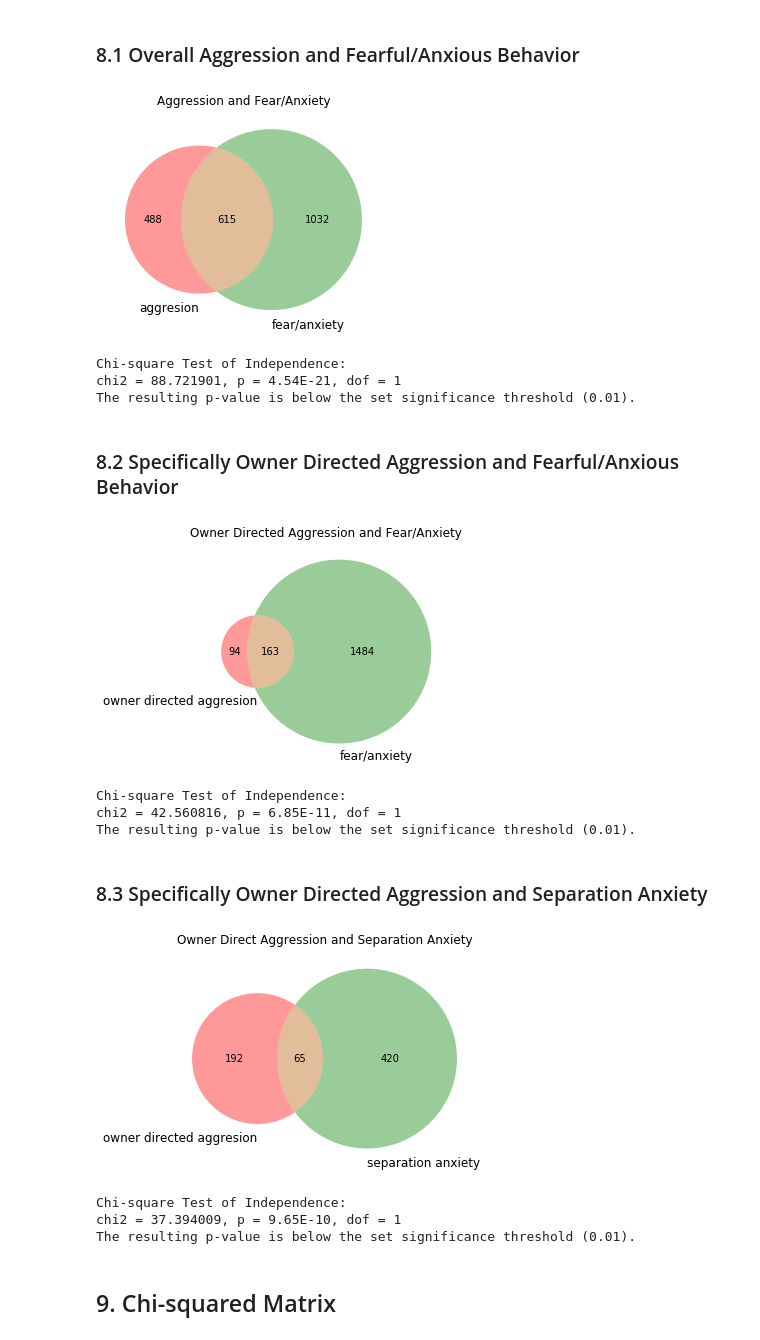
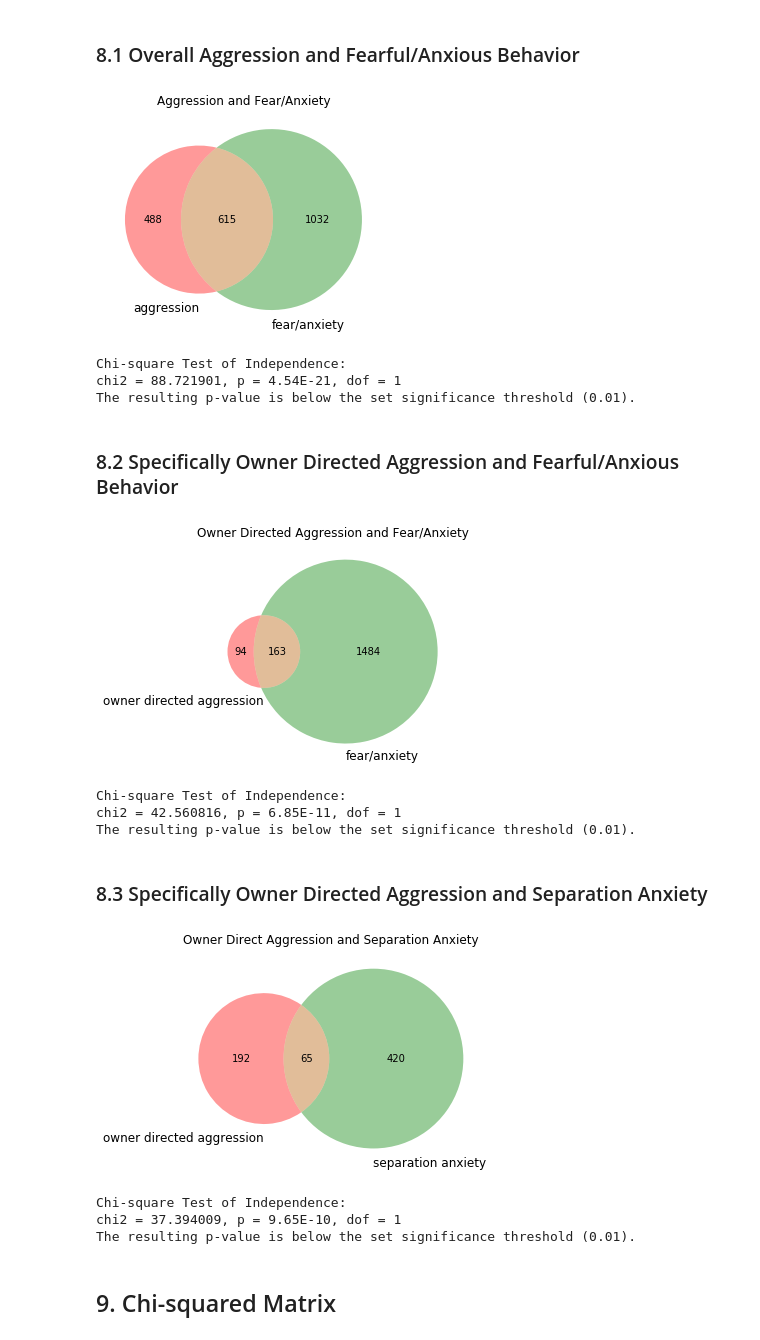
Before and after one commit to iandinwoodie/pdbs-study-1, a Jupyter notebook: notebooks/1.0-ird-pdbs-analysis-notebook.ipynb, the cells around one changed output. Saved outputs shown, nothing was run; the diff lists cells and outputs as text; code cells hidden in the pictures.

Commit message:
Fixed spelling mistake for aggression in venns

```diff
--- a/notebooks/1.0-ird-pdbs-analysis-notebook.ipynb
+++ b/notebooks/1.0-ird-pdbs-analysis-notebook.ipynb
@@ -1161,7 +1161,7 @@ for col in df:
 contingency = pd.crosstab(df['aggression'], df['fear/anxiety'])
 
 # Convert the cross tabulated dataframe to a series of sums.
-d = {'aggresion': contingency[0][1],
+d = {'aggression': contingency[0][1],
      'fear/anxiety': contingency[1][0],
      'both': contingency[1][1]}
 cross_sums = pd.Series(d)
@@ -1179,7 +1179,7 @@ print('chi2 = %f, p = %.2E, dof = %d' %(c, p, dof))
 if p < sig_p:
     print('The resulting p-value is below the set significance threshold (%.2f).' %sig_p)
 # %% [output]
-[figure, old version]
+[figure, new version]
 Chi-square Test of Independence:
 chi2 = 88.721901, p = 4.54E-21, dof = 1
 The resulting p-value is below the set significance threshold (0.01).
@@ -1204,7 +1204,7 @@ for col in df:
 contingency = pd.crosstab(df['aggression'], df['fear/anxiety'])
 
 # Convert the cross tabulated dataframe to a series of sums.
-d = {'owner directed aggresion': contingency[0][1],
+d = {'owner directed aggression': contingency[0][1],
      'fear/anxiety': contingency[1][0],
      'both': contingency[1][1]}
 cross_sums = pd.Series(d)
@@ -1222,7 +1222,7 @@ print('chi2 = %f, p = %.2E, dof = %d' %(c, p, dof))
 if p < sig_p:
     print('The resulting p-value is below the set significance threshold (%.2f).' %sig_p)
 # %% [output]
-[figure, old version]
+[figure, new version]
 Chi-square Test of Independence:
 chi2 = 42.560816, p = 6.85E-11, dof = 1
 The resulting p-value is below the set significance threshold (0.01).
@@ -1237,35 +1237,35 @@ df.columns = ['suspicion', 'aggression', 'anxiety']
 
 # Remove biased results and discard suspicion column.
 df = df[df['suspicion'] == '0']
 df.drop('suspicion', axis=1, inplace=True)
 
 # Convert all columns to type integer.
 for col in df:
     df[col] = pd.to_numeric(df[col])
 
 # Create a contingency table.
 contingency = pd.crosstab(df['aggression'], df['anxiety'])
 
 # Convert the cross tabulated dataframe to a series of sums.
-d = {'owner directed aggresion': contingency[0][1],
+d = {'owner directed aggression': contingency[0][1],
      'separation anxiety': contingency[1][0],
      'both': contingency[1][1]}
 cross_sums = pd.Series(d)
 
 # Display the cross tabulated data as a venn diagram.
 labels = cross_sums.index.values
 venn2(cross_sums, set_labels=labels[0:2])
 plt.title('Owner Direct Aggression and Separation Anxiety')
 plt.show()
 
 # Execute a chi-squared test of independence.
 c, p, dof, expected = scs.chi2_contingency(contingency, correction=False)
 print('Chi-square Test of Independence:')
 print('chi2 = %f, p = %.2E, dof = %d' %(c, p, dof))
 if p < sig_p:
     print('The resulting p-value is below the set significance threshold (%.2f).' %sig_p)
 # %% [output]
-[figure, old version]
+[figure, new version]
 Chi-square Test of Independence:
 chi2 = 37.394009, p = 9.65E-10, dof = 1
 The resulting p-value is below the set significance threshold (0.01).
```
